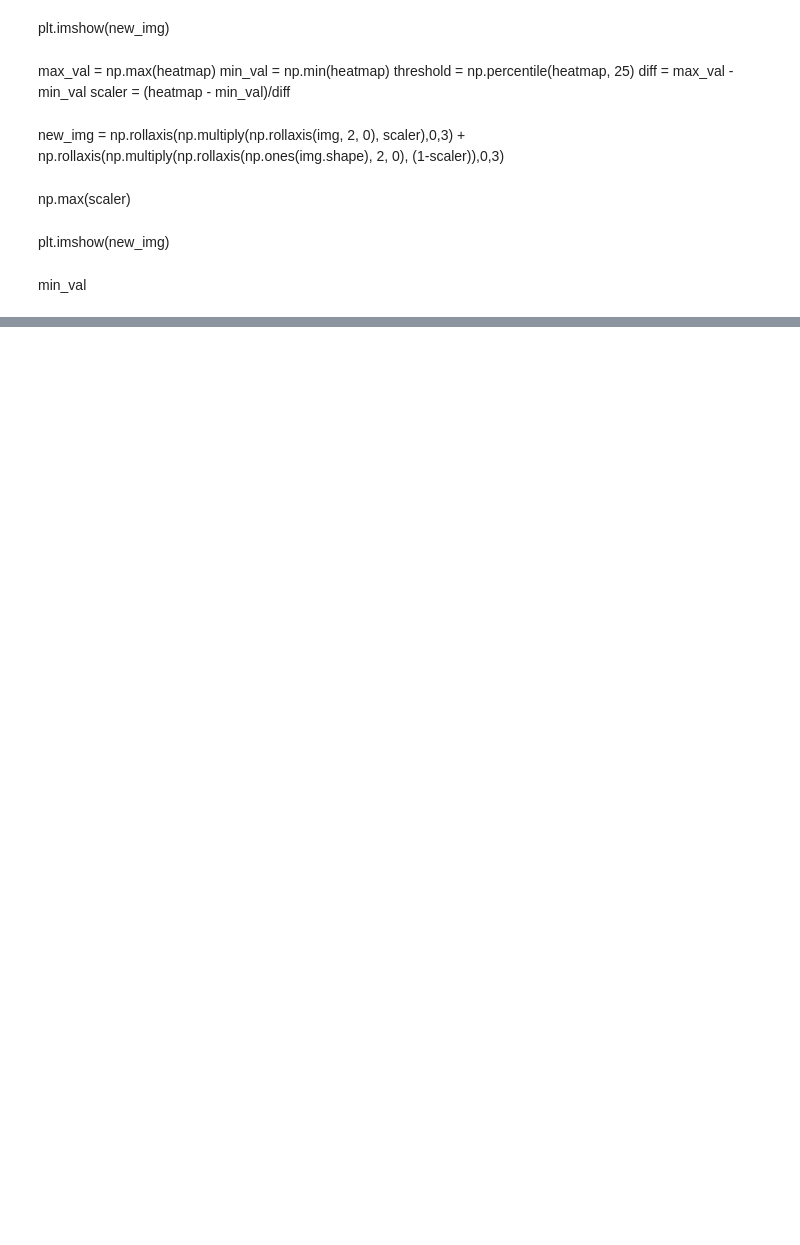
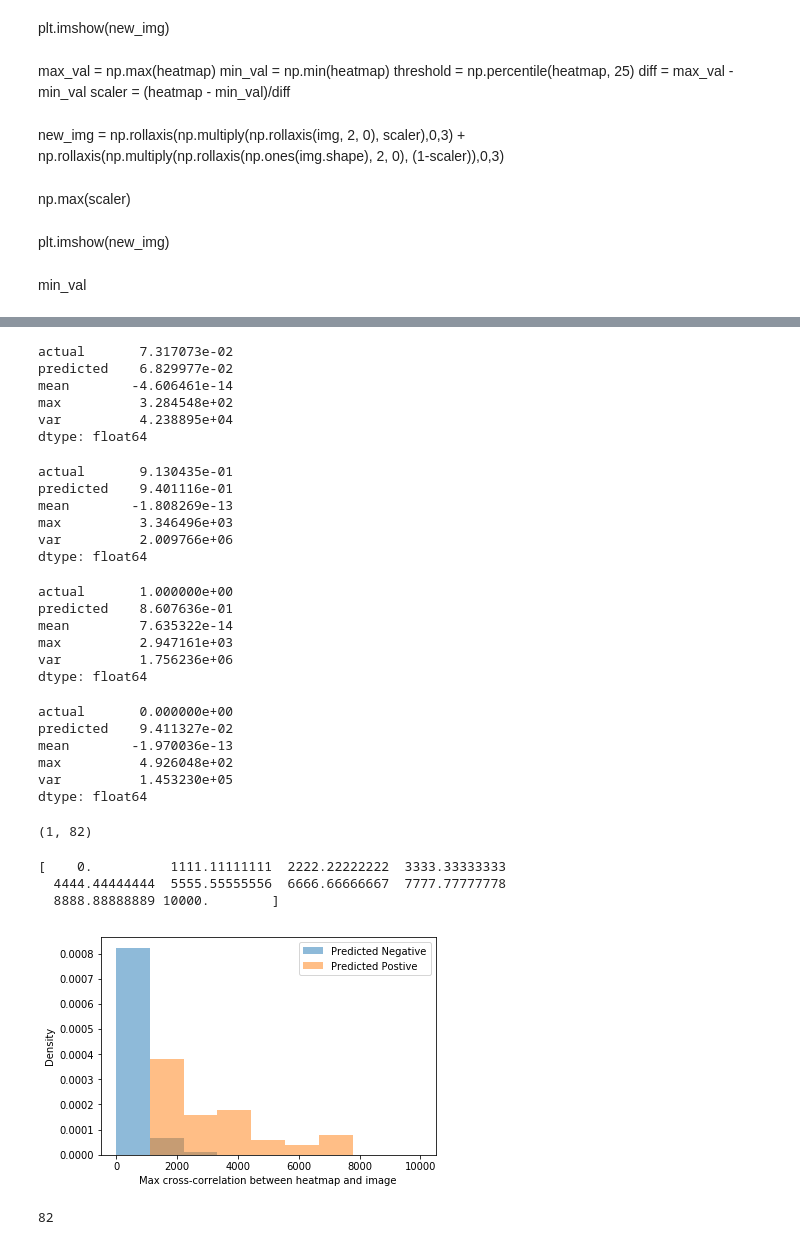
Before and after one commit to pengnam/CancerDetection, a Jupyter notebook: (WORKING) Resnet50.ipynb, the cells around one changed output, grey strips where cells are left out. Drawn from its saved outputs; the diff is of its cells as text; code cells hidden in the pictures; blank space fills up the shorter version.

Commit message:
Add histogram

```diff
--- a/(WORKING) Resnet50.ipynb
+++ b/(WORKING) Resnet50.ipynb
@@ -1099,0 +1107,2 @@ NameError: name 'heatmap' is not defined
+# %%
+result = calc_heatmap(X_train, Y_train)
@@ -1099,0 +1127,63 @@ NameError: name 'heatmap' is not defined
+# %%
+result["predicted"] = result["predicted"].apply(lambda x:x[0])
+# %%
+result[result.predicted<0.5].mean()
+# %% [output]
+actual       7.317073e-02
+predicted    6.829977e-02
+mean        -4.606461e-14
+max          3.284548e+02
+var          4.238895e+04
+dtype: float64
+# %%
+result[result.predicted>0.5].mean()
+# %% [output]
+actual       9.130435e-01
+predicted    9.401116e-01
+mean        -1.808269e-13
+max          3.346496e+03
+var          2.009766e+06
+dtype: float64
+# %%
+result[result["actual"]==1].mean()
+# %% [output]
+actual       1.000000e+00
+predicted    8.607636e-01
+mean         7.635322e-14
+max          2.947161e+03
+var          1.756236e+06
+dtype: float64
+# %%
+result[result["actual"]==0].mean()
+# %% [output]
+actual       0.000000e+00
+predicted    9.411327e-02
+mean        -1.970036e-13
+max          4.926048e+02
+var          1.453230e+05
+dtype: float64
+# %%
+negative_vals.reshape(1,82).shape
+# %% [output]
+(1, 82)
+# %%
+negative_vals = result[result.predicted < 0.5]["max"]
+positive_vals = result[result.predicted > 0.5]["max"]
+bins = np.linspace(0,10000, 10)
+print(bins)
+plt.hist(list(negative_vals), bins, alpha = 0.5, label="Predicted Negative",density=True)
+plt.hist(list(positive_vals), bins, alpha=0.5, label="Predicted Postive",density=True)
+plt.legend(loc="upper right")
+plt.xlabel("Max cross-correlation between heatmap and image")
+plt.ylabel("Density")
+plt.savefig("cross-correlation.png")
+plt.show()
+# %% [output]
+[    0.          1111.11111111  2222.22222222  3333.33333333
+  4444.44444444  5555.55555556  6666.66666667  7777.77777778
+  8888.88888889 10000.        ]
+[figure, added]
+# %%
+len(negative_vals)
+# %% [output]
+82
```
Also changed, not shown: parts of 33 cells of this notebook.
